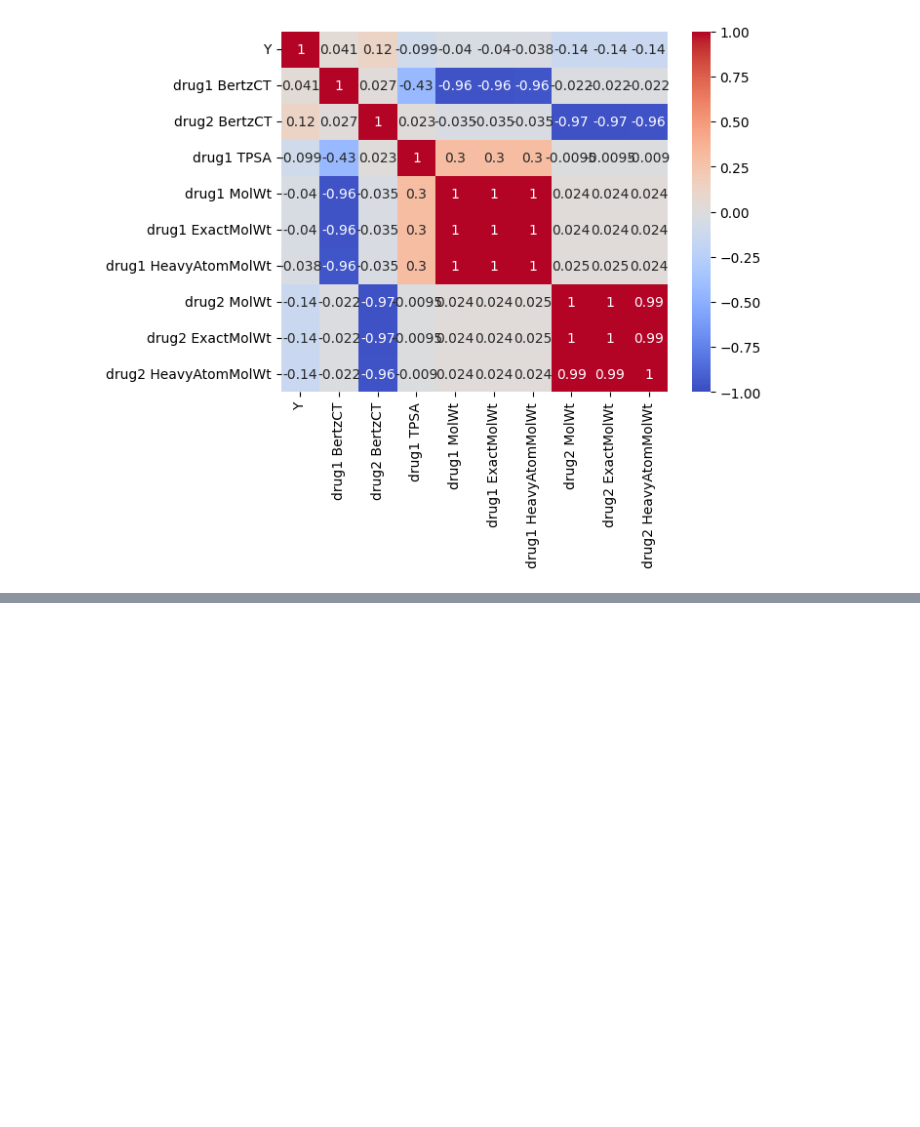
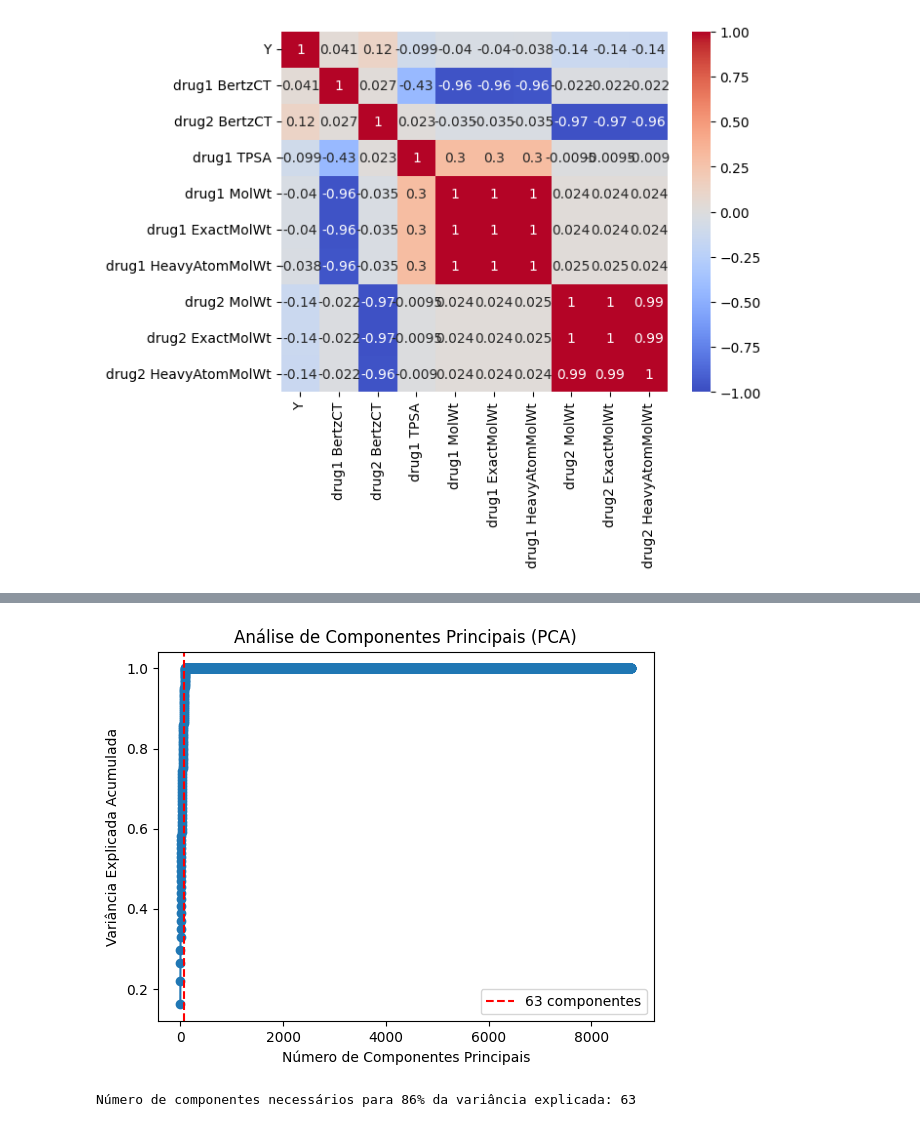
Before and after one commit to GuilhermeLoboSousa/Work-SIB, a Jupyter notebook: Parte2.ipynb, the cells around one changed output, grey strips where cells are left out. Saved outputs shown, nothing was run; the diff lists cells and outputs as text; code cells hidden in the pictures; blank space fills up the shorter version.

```diff
--- a/Parte2.ipynb
+++ b/Parte2.ipynb
@@ -79,0 +108,2 @@ plt.show()
+# %%
+dados_sem_Y=data.drop("Y",axis=1)
@@ -79,0 +124,26 @@ plt.show()
+# %%
+pca = PCA()
+
+# Aplicar PCA ao subdataset
+pca_resultados = pca.fit_transform(dados_sem_Y)
+
+# Calcular a porcentagem acumulada da variância explicada por cada componente
+variabilidade_explicada = pca.explained_variance_ratio_.cumsum()
+
+# Determinar o número de componentes necessários para explicar 85% da variância
+numero_componentes_85_variancia = (variabilidade_explicada >= 0.85).argmax() + 1
+
+# Visualizar a variabilidade explicada por cada componente
+plt.plot(range(1, len(variabilidade_explicada) + 1), variabilidade_explicada, marker='o')
+plt.axvline(x=numero_componentes_85_variancia, color='r', linestyle='--', label=f'{numero_componentes_85_variancia} componentes')
+plt.xlabel('Número de Componentes Principais')
+plt.ylabel('Variância Explicada Acumulada')
+plt.title('Análise de Componentes Principais (PCA)')
+plt.legend()
+plt.show()
+
+# Exibir o número de componentes necessários
+print(f"Número de componentes necessários para 86% da variância explicada: {numero_componentes_85_variancia}")
+# %% [output]
+[figure, added]
+Número de componentes necessários para 86% da variância explicada: 63
```
Also changed, not shown: parts of 17 cells of this notebook.
